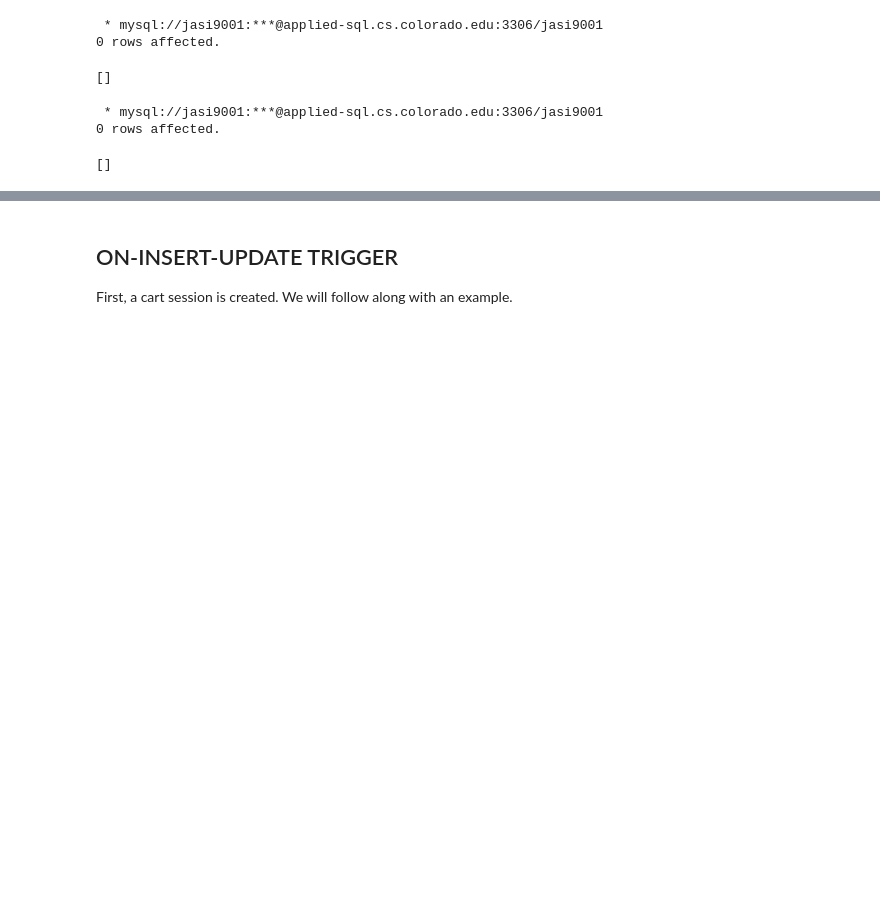
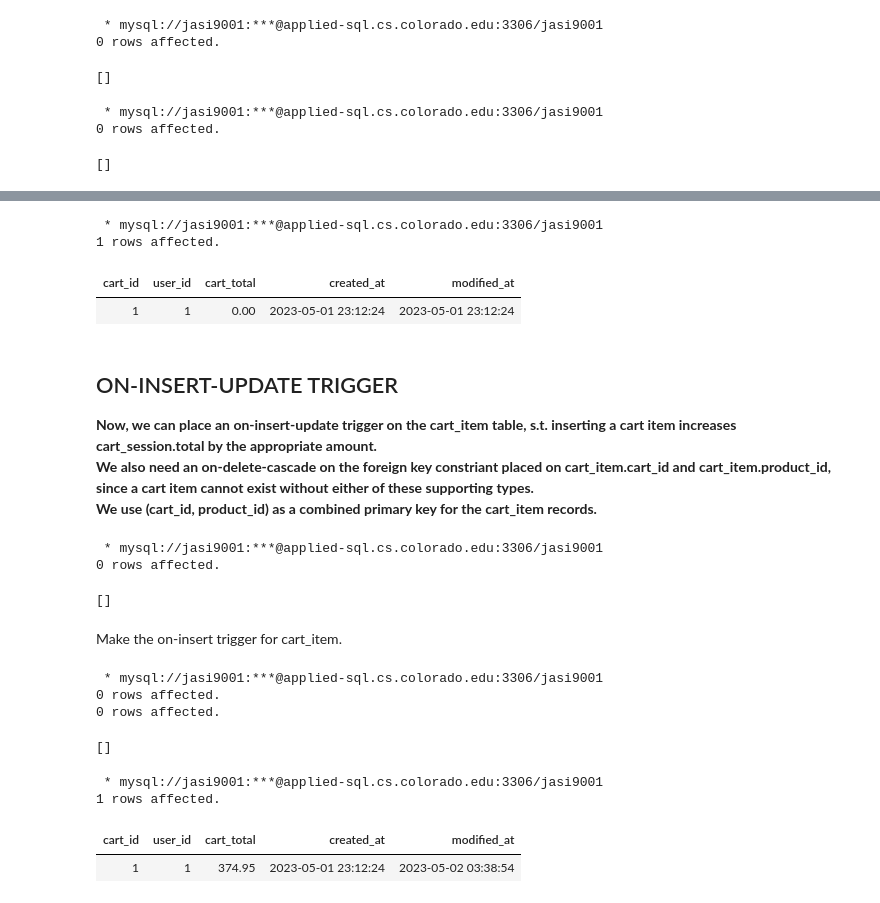
Before and after one commit to Micah614/P2P_Retail_Database, a Jupyter notebook: P2P_DB.ipynb, the cells around one changed output, grey strips where cells are left out. Cells and saved outputs as stored; diff of their text form; code cells hidden in the pictures; blank space fills up the shorter version.

Commit message:
Successfully added the update_total trigger, which calculates a cart session total from the attributes of inserted cart_items.

```diff
--- a/P2P_DB.ipynb
+++ b/P2P_DB.ipynb
@@ -996,13 +995,24 @@ FAILED to insert: 1
+# %%
+%%sql
+SELECT * FROM cart_session;
+# %% [output]
+ * mysql://jasi9001:***@applied-sql.cs.colorado.edu:3306/jasi9001
+1 rows affected.
+| cart_id | user_id | cart_total | created_at | modified_at |
+| 1 | 1 | 0.00 | 2023-05-01 23:12:24 | 2023-05-01 23:12:24 |
 # %% [markdown]
 <h2> ON-INSERT-UPDATE TRIGGER </h2>
 
-First, a cart session is created. We will follow along with an example.
+<strong>Now, we can place an on-insert-update trigger on the cart_item table, s.t. inserting a cart item increases cart_session.total by the appropriate amount. </strong> <br>
+<strong>We also need an on-delete-cascade on the foreign key constriant placed on cart_item.cart_id and cart_item.product_id, since a cart item cannot exist without either of these supporting types.</strong><br>
+<strong>We use (cart_id, product_id) as a combined primary key for the cart_item records.</strong>
 # %%
 %%sql
 CREATE TABLE cart_item (
-    cart_id INT,   # This foreign key allows us to keep track of the items associated with a cart total.
-    product_id INT,
-    item_qty INT,
+    cart_id INT,   # Supporting type #1
+    product_id INT,  # Supporting type #2
+    item_qty INT,  # Number of cart_items units added to the cart
+    unit_price DECIMAL(13,2),  # Unit price of cart_item
     created_at TIMESTAMP DEFAULT CURRENT_TIMESTAMP,
     modified_at TIMESTAMP DEFAULT CURRENT_TIMESTAMP ON UPDATE CURRENT_TIMESTAMP,
 
@@ -1010,3 +1020,22 @@ CREATE TABLE cart_item (
     CONSTRAINT CART_ITEM_FK1 FOREIGN KEY (cart_id) REFERENCES cart_session(cart_id) ON DELETE CASCADE,
     CONSTRAINT CART_ITEM_FK2 FOREIGN KEY (product_id) REFERENCES product(product_id) ON DELETE CASCADE
 );
+# %% [output]
+ * mysql://jasi9001:***@applied-sql.cs.colorado.edu:3306/jasi9001
+0 rows affected.
+[]
+# %% [markdown]
+Make the on-insert trigger for cart_item.
+# %%
+%%sql
+DROP TRIGGER IF EXISTS `update_total`;
+
+CREATE TRIGGER update_total AFTER INSERT ON cart_item
+    FOR EACH ROW UPDATE cart_session
+        SET cart_total = (cart_total + (new.item_qty*new.unit_price))
+        WHERE cart_session.cart_id = new.cart_id;
+# %% [output]
+ * mysql://jasi9001:***@applied-sql.cs.colorado.edu:3306/jasi9001
+0 rows affected.
+0 rows affected.
+[]
@@ -1012,0 +1057,8 @@ CREATE TABLE cart_item (
+# %%
+%%sql
+SELECT * FROM cart_session;
+# %% [output]
+ * mysql://jasi9001:***@applied-sql.cs.colorado.edu:3306/jasi9001
+1 rows affected.
+| cart_id | user_id | cart_total | created_at | modified_at |
+| 1 | 1 | 374.95 | 2023-05-01 23:12:24 | 2023-05-02 03:38:54 |
```
Also changed, not shown: parts of 4 cells of this notebook.
